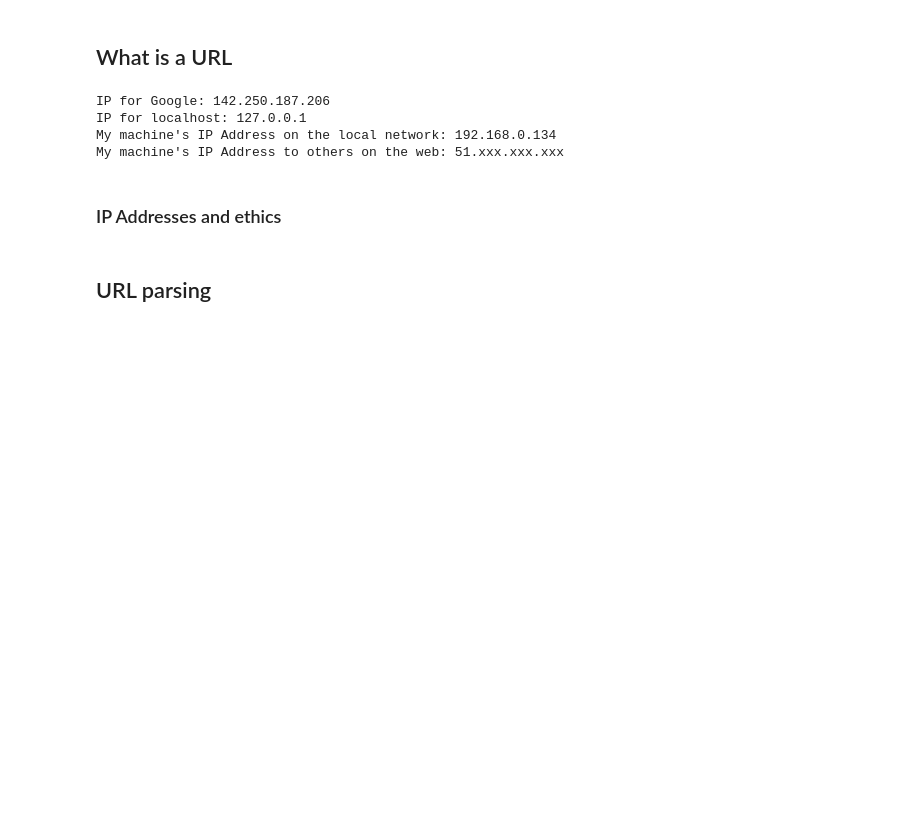
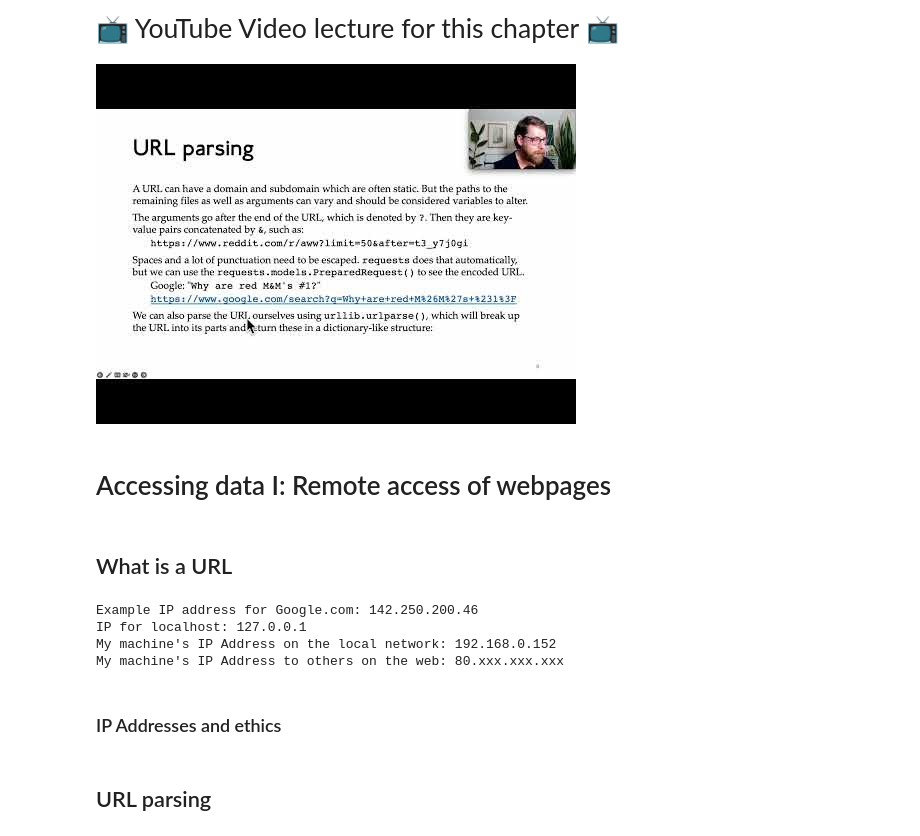
Before and after one commit to berniehogan/fsstds, a Jupyter notebook: chapters/Ch.06.Accessing.ipynb, the cells around one changed output. Cells and saved outputs as stored; diff of their text form; code cells hidden in the pictures; blank space fills up the shorter version.

```diff
--- a/chapters/Ch.06.Accessing.ipynb
+++ b/chapters/Ch.06.Accessing.ipynb
@@ -16,6 +19,16 @@ All code for the book and derivative code on the book's repository is released o
 
 
 [![Binder](https://mybinder.org/badge.svg)](https://mybinder.org/v2/gh/berniehogan/fsstds/main?filepath=chapters%2FCh.06.Accessing.ipynb)[![Colab](https://colab.research.google.com/assets/colab-badge.svg)](https://colab.research.google.com/github/berniehogan/fsstds/blob/main/chapters/Ch.06.Accessing.ipynb)
+# %% [markdown]
+<span style="font-size: 20pt;">📺 YouTube Video lecture for this chapter 📺</span>
+# %%
+from IPython.display import YouTubeVideo
+
+YouTubeVideo('YouGX0GT1GA')
+# %% [output]
+[figure, added]
+# %% [markdown]
+# Accessing data I: Remote access of webpages
 # %% [markdown]
 ## What is a URL
 # %%
@@ -23,7 +36,7 @@ import socket
 import requests
 # %%
 #1. External server IP
-print("IP for Google:", socket.gethostbyname("google.com"))
+print("Example IP address for Google.com:", socket.gethostbyname("google.com"))
 
 #2. Localhost IP
 print("IP for localhost:", socket.gethostbyname("localhost"))
@@ -37,10 +50,10 @@ my_external_ip = requests.get('https://api.ipify.org').text
 print("My machine's IP Address to others on the web:",
       my_external_ip.split('.')[0] + ".xxx.xxx.xxx")
 # %% [output]
-IP for Google: 142.250.187.206
+Example IP address for Google.com: 142.250.200.46
 IP for localhost: 127.0.0.1
-My machine's IP Address on the local network: 192.168.0.134
-My machine's IP Address to others on the web: 51.xxx.xxx.xxx
+My machine's IP Address on the local network: 192.168.0.152
+My machine's IP Address to others on the web: 80.xxx.xxx.xxx
 # %% [markdown]
 ### IP Addresses and ethics
 # %% [markdown]
```
Also changed, not shown: parts of 7 cells of this notebook, 16 other files.
